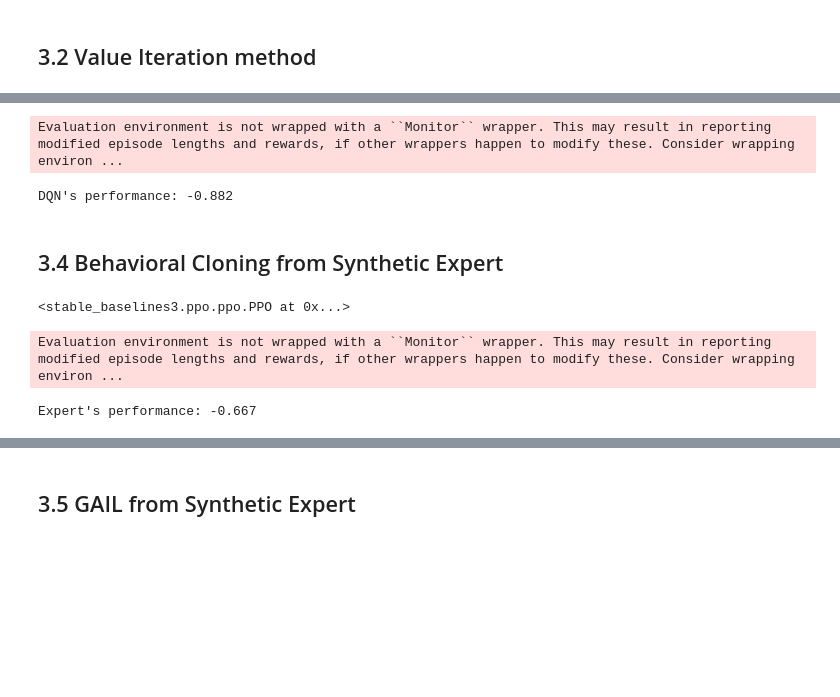
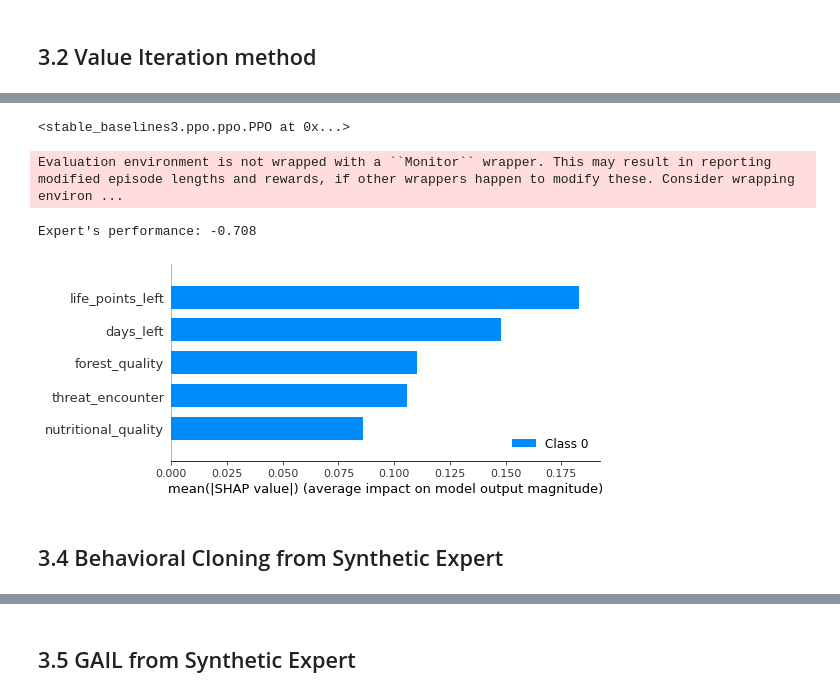
Before and after one commit to faizankshaikh/ForaGym, a Jupyter notebook: examples/trial1_foragymWithThreat.ipynb, the cells around one changed output, grey strips where cells are left out. Drawn from its saved outputs; the diff is of its cells as text; code cells hidden in the pictures; blank space fills up the shorter version.

```diff
--- a/examples/trial1_foragymWithThreat.ipynb
+++ b/examples/trial1_foragymWithThreat.ipynb
@@ -282,6 +309,8 @@ for forest_type in range(0, env.num_forests):
     V_list.append(V)
     policy_list.append(optimal_policy)
 
+
+cnt = 0
 for days_left in range(1, env.num_days):
     for life_points_left in range(1, env.num_life_points):
         for forest_type in range(0, env.num_forests):
@@ -309,6 +338,12 @@ for days_left in range(1, env.num_days):
             print(
                 f"days_left: {days_left}, life_points: {life_points_left}, FQ_left: {forest_quality_left:.3f}, FQ_right: {forest_quality_right:.3f}, threat_left: {threat_encounter_left:.3f}, threat_right: {threat_encounter_right:.3f}:- action: {env.action_dict[np.argmax(optimal_policy[curr_state])]}, value: {V[curr_state]:.3f}"
             )
+            if cnt > 5:
+                break
+            else:
+                cnt += 1
+    if cnt > 5:
+        break
 # %% [output]
 days_left: 1, life_points: 1, FQ_left: 0.333, FQ_right: 0.500, threat_left: 0.000, threat_right: 0.500:- action: forage, value: -0.708
 days_left: 1, life_points: 1, FQ_left: 0.600, FQ_right: 0.625, threat_left: 0.000, threat_right: 0.250:- action: forage, value: -0.466
@@ -473,6 +481,0 @@ mean_reward:-0.90
-# %%
-reward_dqn, _ = evaluate_policy(model, env_suppressed, 1000)
-print(f"DQN's performance: {reward_dqn}")
-# %% [output]
-Evaluation environment is not wrapped with a ``Monitor`` wrapper. This may result in reporting modified episode lengths and rewards, if other wrappers happen to modify these. Consider wrapping environ ...
-DQN's performance: -0.882
@@ -479,2 +487,42 @@ DQN's performance: -0.882
+# %%
+expert = PPO(policy=MlpPolicy, env=venv, learning_rate=0.001)
+# %%
+expert.learn(1e4)
+# %% [output]
+<stable_baselines3.ppo.ppo.PPO at 0x...>
+# %%
+reward_expert, _ = evaluate_policy(expert, venv, 1000)
+print(f"Expert's performance: {reward_expert}")
+# %% [output]
+Evaluation environment is not wrapped with a ``Monitor`` wrapper. This may result in reporting modified episode lengths and rewards, if other wrappers happen to modify these. Consider wrapping environ ...
+Expert's performance: -0.708
+# %%
+# explain algorithm
+num_episodes = 10
+state_log = []
+
+for episode in range(num_episodes):
+    done = False
+    obs = venv.reset()
+
+    while not done:
+        action, _ = expert.predict(obs, deterministic=True)
+        state_log.append(obs)
+        obs, reward, done, info = venv.step(action)
+
+
+state_log = np.array(state_log)
+state_log = state_log.squeeze(axis=1).squeeze(axis=1)
+
+
+def f(X):
+    X = np.expand_dims(X, axis=(1, 2))
+    return np.array([expert.predict(X[i])[0] for i in range(X.shape[0])])
+
+
+shap_values = shap.KernelExplainer(f, state_log).shap_values(state_log)
+shap.summary_plot(shap_values, state_log, feature_names=feature_names)
+# %% [output]
+[figure, added]
 # %% [markdown]
 ## 3.4 Behavioral Cloning from Synthetic Expert
@@ -522,17 +529,3 @@ wrapped_env_scaled_suppressed = CustomFlattenObservation(
-# %%
-venv = DummyVecEnv([lambda: RolloutInfoWrapper(wrapped_env_scaled_suppressed)])
-
-expert = PPO(policy=MlpPolicy, env=venv)
-
-expert.learn(1e4)
-# %% [output]
-<stable_baselines3.ppo.ppo.PPO at 0x...>
-# %%
-reward_expert, _ = evaluate_policy(expert, wrapped_env_scaled_suppressed, 1000)
-print(f"Expert's performance: {reward_expert}")
-# %% [output]
-Evaluation environment is not wrapped with a ``Monitor`` wrapper. This may result in reporting modified episode lengths and rewards, if other wrappers happen to modify these. Consider wrapping environ ...
-Expert's performance: -0.667
 # %%
 rng = np.random.default_rng()
 rollouts = rollout.rollout(
```
Also changed, not shown: parts of 38 cells of this notebook, 1 other file.
